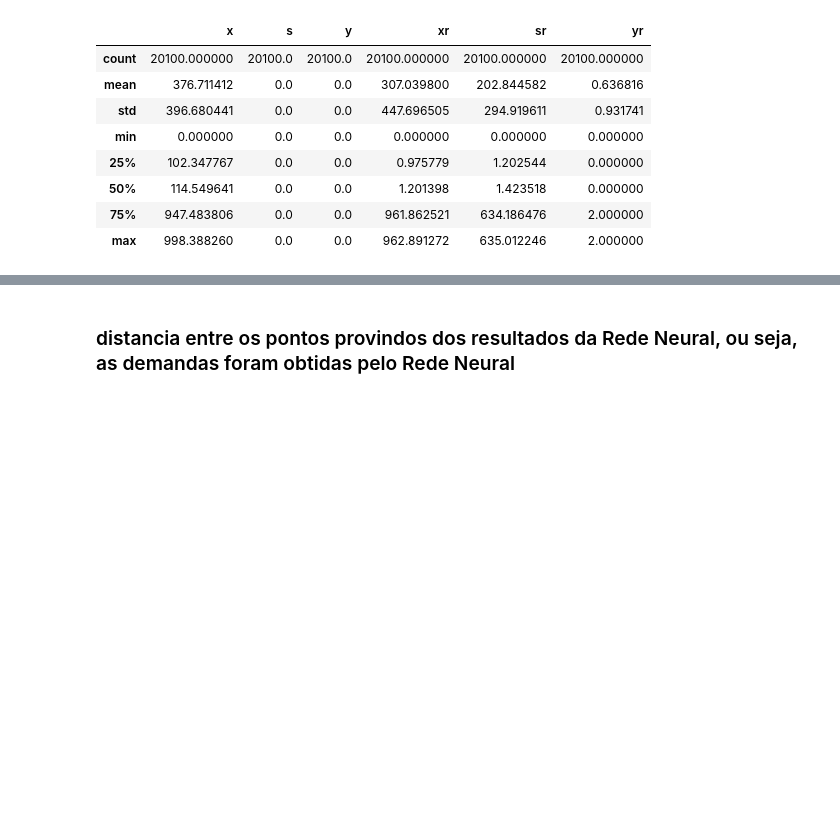
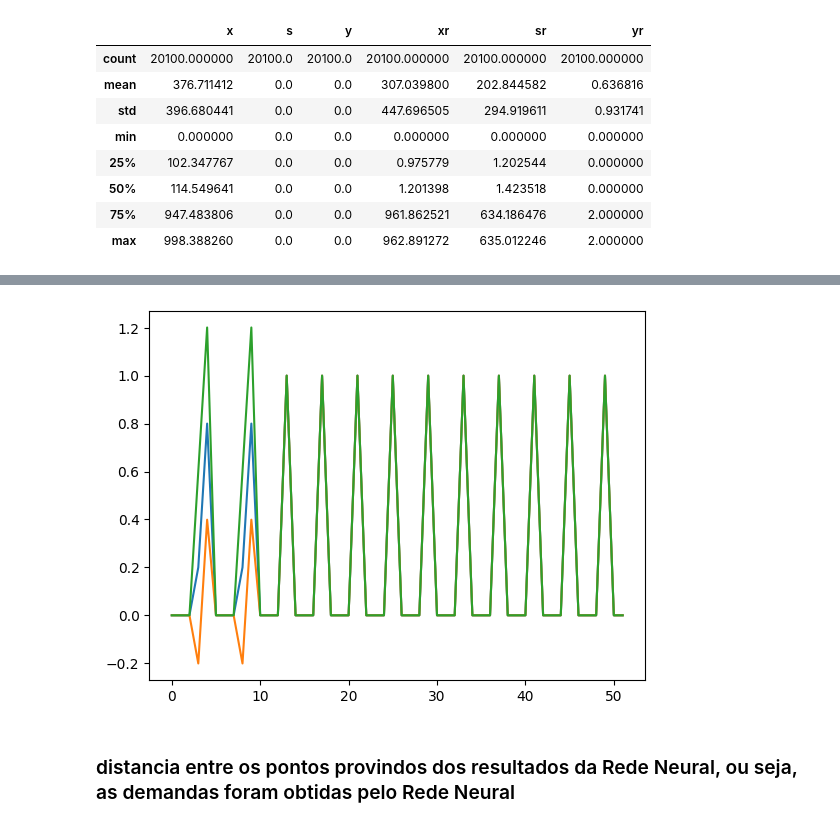
Before and after one commit to MarcioB1999/ML_for_ULS, a Jupyter notebook: UFL_resultados_graficos.ipynb, the cells around one changed output, grey strips where cells are left out. Saved outputs shown, nothing was run; the diff lists cells and outputs as text; code cells hidden in the pictures; blank space fills up the shorter version.

```diff
--- a/UFL_resultados_graficos.ipynb
+++ b/UFL_resultados_graficos.ipynb
@@ -225,3 +246,8 @@ dist_1.describe()
+# %%
+describe_yr = describe_var(resultados_dataframe_1,'yr').describe()
+describe_var_grafico(describe_yr)
+# %% [output]
+[figure, added]
 # %% [markdown]
 ### distancia entre os pontos provindos dos resultados da Rede Neural, ou seja, as demandas foram obtidas pelo Rede Neural
 # %%
```
Also changed, not shown: parts of 12 cells of this notebook.
